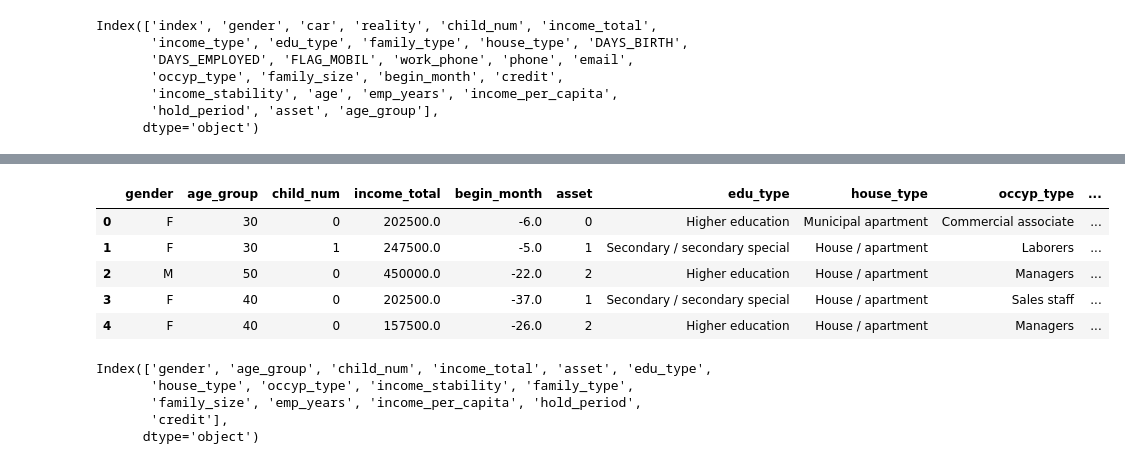
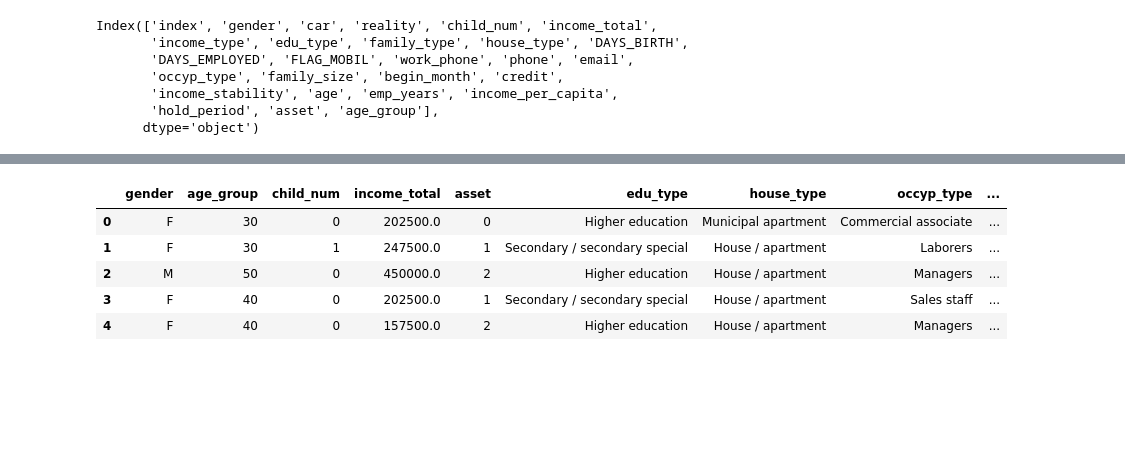
Before and after one commit to lsjdg/hktoss_MidProject, a Jupyter notebook: MidProject/notebooks/derive_variables.ipynb, the cells around one changed output, grey strips where cells are left out. Drawn from its saved outputs; the diff is of its cells as text; code cells hidden in the pictures; blank space fills up the shorter version.

```diff
--- a/MidProject/notebooks/derive_variables.ipynb
+++ b/MidProject/notebooks/derive_variables.ipynb
@@ -141,5 +103,5 @@ df.drop('index', axis=1)
 # %%
-df['income_per_capita'] = df.apply(lambda row : row['child_num'] / row['family_size'], axis=1)
+df['income_per_capita'] = df.apply(lambda row : row['income_total'] / row['family_size'], axis=1)
 # %%
 df['hold_period'] = df.apply(lambda row : - row['begin_month'], axis=1)
 # %%
@@ -186,15 +130,15 @@ df.drop(['index', 'car', 'reality', 'income_type', 'DAYS_BIRTH',
 # %%
-df = df[['gender', 'age_group','child_num', 'income_total','begin_month','asset',
+df_filtered = df[['gender', 'age_group','child_num', 'income_total','asset',
        'edu_type',  'house_type',
-       'occyp_type', 'income_stability',
+       'occyp_type', 'income_stability', 'email', 'work_phone',
          'family_type','family_size',
         'emp_years', 'income_per_capita',
        'hold_period',   'credit']]
-df.head()
+df_filtered.head()
 # %% [output]
-|  | gender | age_group | child_num | income_total | begin_month | asset | edu_type | house_type | occyp_type | ... |
-| 0 | F | 30 | 0 | 202500.0 | -6.0 | 0 | Higher education | Municipal apartment | Commercial associate | ... |
-| 1 | F | 30 | 1 | 247500.0 | -5.0 | 1 | Secondary / secondary special | House / apartment | Laborers | ... |
-| 2 | M | 50 | 0 | 450000.0 | -22.0 | 2 | Higher education | House / apartment | Managers | ... |
-| 3 | F | 40 | 0 | 202500.0 | -37.0 | 1 | Secondary / secondary special | House / apartment | Sales staff | ... |
-| 4 | F | 40 | 0 | 157500.0 | -26.0 | 2 | Higher education | House / apartment | Managers | ... |
+|  | gender | age_group | child_num | income_total | asset | edu_type | house_type | occyp_type | ... |
+| 0 | F | 30 | 0 | 202500.0 | 0 | Higher education | Municipal apartment | Commercial associate | ... |
+| 1 | F | 30 | 1 | 247500.0 | 1 | Secondary / secondary special | House / apartment | Laborers | ... |
+| 2 | M | 50 | 0 | 450000.0 | 2 | Higher education | House / apartment | Managers | ... |
+| 3 | F | 40 | 0 | 202500.0 | 1 | Secondary / secondary special | House / apartment | Sales staff | ... |
+| 4 | F | 40 | 0 | 157500.0 | 2 | Higher education | House / apartment | Managers | ... |
@@ -205,8 +146,0 @@ df.to_csv('../data/derived_variables.csv')
-# %%
-df.columns
-# %% [output]
-Index(['gender', 'age_group', 'child_num', 'income_total', 'asset', 'edu_type',
-       'house_type', 'occyp_type', 'income_stability', 'family_type',
-       'family_size', 'emp_years', 'income_per_capita', 'hold_period',
-       'credit'],
-      dtype='object')
```
Also changed, not shown: parts of 10 cells of this notebook, 5 other files.
